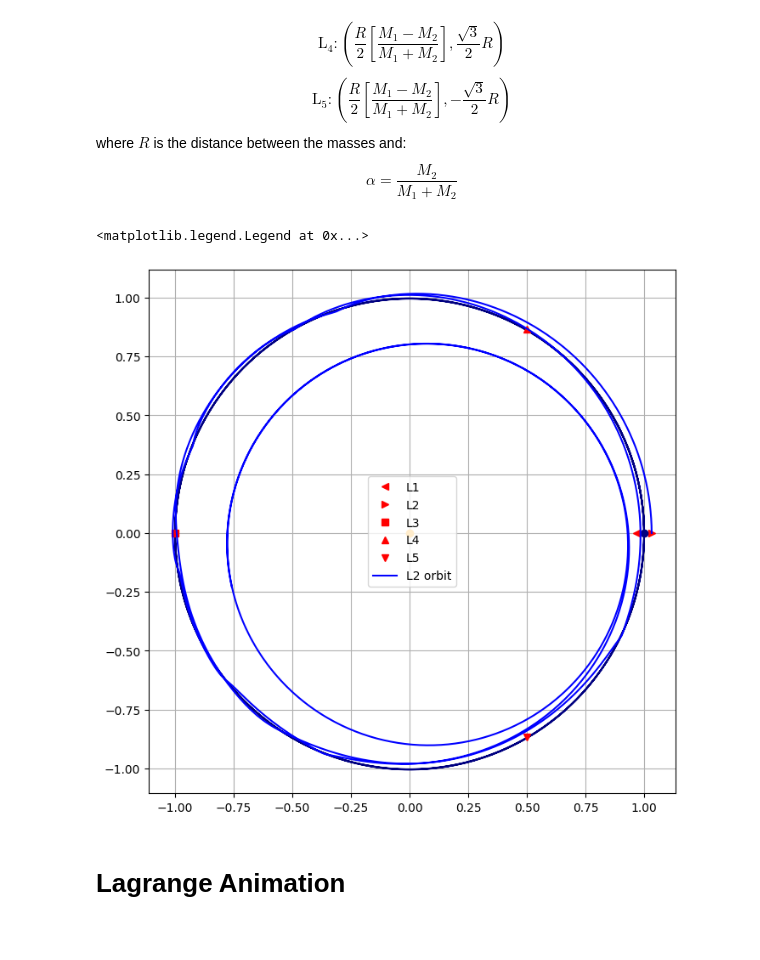
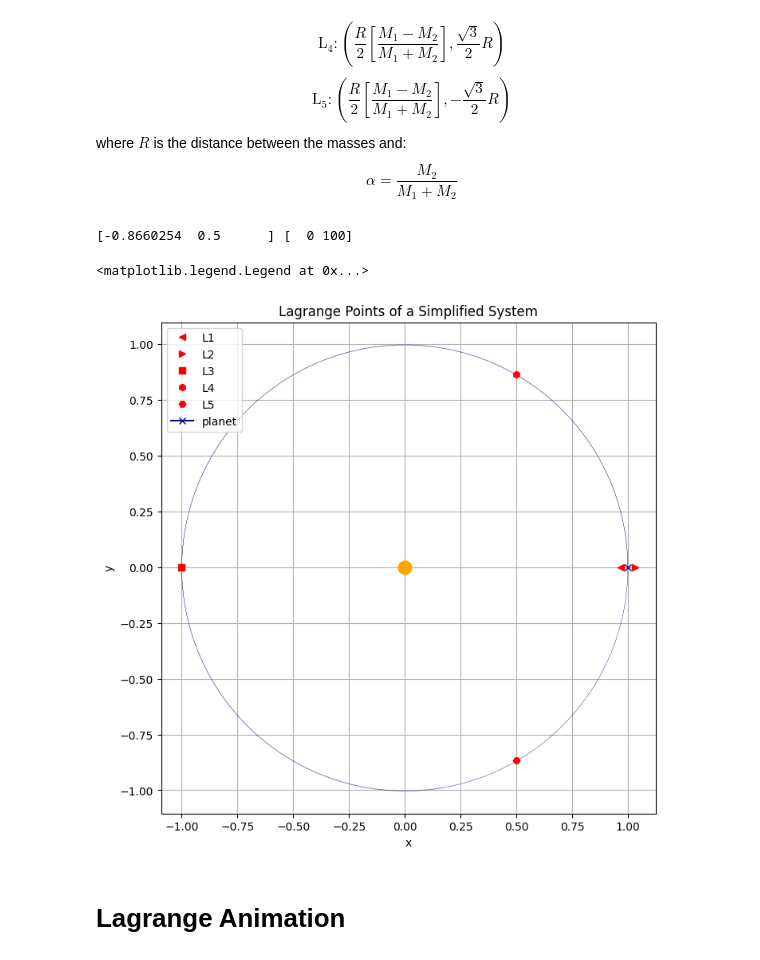
Before and after one commit to jmtony2000/Numerical_Symulations_of_-Star_System_Dynamics, a Jupyter notebook: Lagrange_pont.ipynb, the cells around one changed output. Saved outputs shown, nothing was run; the diff lists cells and outputs as text; code cells hidden in the pictures.

Commit message:
Lagrange Simulation finalized and graphs

```diff
--- a/Lagrange_pont.ipynb
+++ b/Lagrange_pont.ipynb
@@ -100,7 +110,7 @@ G = 1
 star_mass = 10000
 Planet_mass = 1
 Planet_distance = 1
-Planet_speed = 100#np.sqrt((G*star_mass)/Planet_distance)
+Planet_speed = 100
 planet_momenta = Planet_speed*Planet_distance
 
 planet =  SystObj(Planet_mass, np.array([Planet_distance,0]), np.array([0,planet_momenta]))
@@ -110,10 +120,14 @@ L1, L2, L3, L4, L5 = LagrangePointCalculator(planet, star)
 L1origin = L1.copy()
 L2origin = L2.copy()
 L3origin = L3.copy()
+L4origin = L4.copy()
+L5origin = L5.copy()
 # Lets create a sattelite that is on a Lagrange point:
 Lag1 = SystObj(0.01, L1, np.array([0,0]))
 Lag2 = SystObj(0.01, L2, np.array([0,0]))
 Lag3 = SystObj(0.01, L3, np.array([0,0]))
+Lag4 = SystObj(0.01, L4, np.array([0,0]))
+Lag5 = SystObj(0.01, L5, np.array([0,0]))
 
 Lag1.momentum = planet.momentum/planet.mass*Lag1.mass
 Lag1.momentum = Lag1.momentum*np.linalg.norm(Lag1.position-star.position)/np.linalg.norm(planet.position-star.position)
@@ -121,27 +135,42 @@ Lag2.momentum = planet.momentum/planet.mass*Lag2.mass
 Lag2.momentum = Lag2.momentum*np.linalg.norm(Lag2.position-star.position)/np.linalg.norm(planet.position-star.position)
 Lag3.momentum = -planet.momentum/planet.mass*Lag3.mass
 Lag3.momentum = Lag3.momentum*np.linalg.norm(Lag3.position-star.position)/np.linalg.norm(planet.position-star.position)
+Lag4momx = -planet.momentum[1]*np.sin(np.pi/3)/planet.mass*Lag4.mass
+Lag4momy =  planet.momentum[1]*np.cos(np.pi/3)/planet.mass*Lag4.mass
+Lag5momx = -planet.momentum[1]*np.sin(-np.pi/3)/planet.mass*Lag5.mass
+Lag5momy =  planet.momentum[1]*np.cos(-np.pi/3)/planet.mass*Lag5.mass
+Lag4.momentum = np.array([Lag4momx, Lag4momy])
+Lag5.momentum = np.array([Lag5momx, Lag5momy])
 
-sp, pp, L1, L2, L3, t = OnePlanetSym(0.2, star, planet, Lag1, Lag2, Lag3, G)
+print(Lag4.momentum, planet.momentum)
+
+sp, pp, L1, L2, L3, L4, L5, t = OnePlanetSym(0.3, star, planet, Lag1, Lag2, Lag3, Lag4, Lag5, G)
+# %% [output]
+[-0.8660254  0.5      ] [  0 100]
 # %%
 fig = plt.figure(figsize=(8,8))
-plt.plot(pp[:,0], pp[:,1], color = "navy")
+plt.plot(pp[:,0], pp[:,1], color = "navy", ls = "-.", lw = "0.1")
 plt.plot(L1origin[0], L1origin[1], marker = "<", color = "red", label = "L1", ls = "")
 plt.plot(L2origin[0], L2origin[1], marker = ">", color = "red", label = "L2", ls = "")
 plt.plot(L3origin[0], L3origin[1], marker = "s", color = "red", label = "L3", ls = "")
-plt.plot(L4[0], L4[1], marker = "^", color = "red", label = "L4", ls = "")
-plt.plot(L5[0], L5[1], marker = "v", color = "red", label = "L5", ls = "")
-plt.plot(pp[0,0], pp[0,1], ls = "", marker = "o", color = "navy")
-plt.plot(sp[0,0], sp[0,1], ls = "", marker = "o", color = "orange")
+plt.plot(L4origin[0], L4origin[1], marker = "h", color = "red", label = "L4", ls = "")
+plt.plot(L5origin[0], L5origin[1], marker = "H", color = "red", label = "L5", ls = "")
+plt.plot(pp[0,0], pp[0,1], ls = "-", marker = "x", color = "navy", label = "planet")
+plt.plot(sp[0,0], sp[0,1], ls = "", marker = "o", markersize = 12, color = "orange")
+plt.xlabel("x")
+plt.ylabel("y")
+plt.title("Lagrange Points of a Simplified System")
 #plt.plot(L1[:,0], L1[:,1], color = "purple", label = "L1 orbit")
-plt.plot(L2[:,0], L2[:,1], color = "blue", label = "L2 orbit")
+#plt.plot(L2[:,0], L2[:,1], color = "blue", label = "L2 orbit")
 #plt.plot(L3[:,0], L3[:,1], color = "red", label = "L3 orbit")
+#plt.plot(L4[:,0], L4[:,1])
+#plt.plot(L5[:,0], L5[:,1])
 plt.axis("equal")
 plt.grid()
-plt.legend()
+plt.legend(loc = "upper left")
 # %% [output]
 <matplotlib.legend.Legend at 0x...>
-[figure, old version]
+[figure, new version]
 # %% [markdown]
 # Lagrange Animation
 # %%
```
Also changed, not shown: parts of 2 cells of this notebook, 4 other files.
